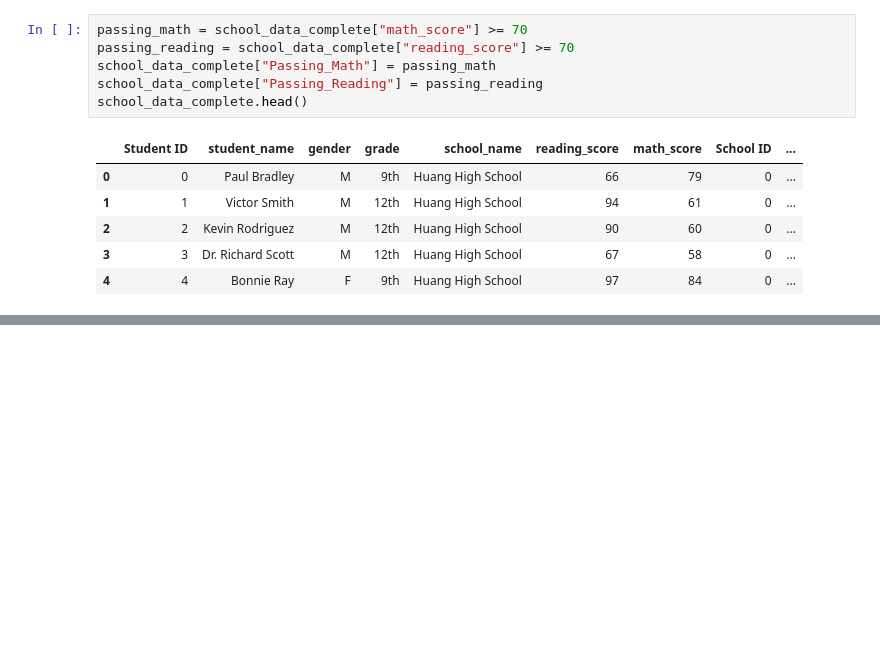
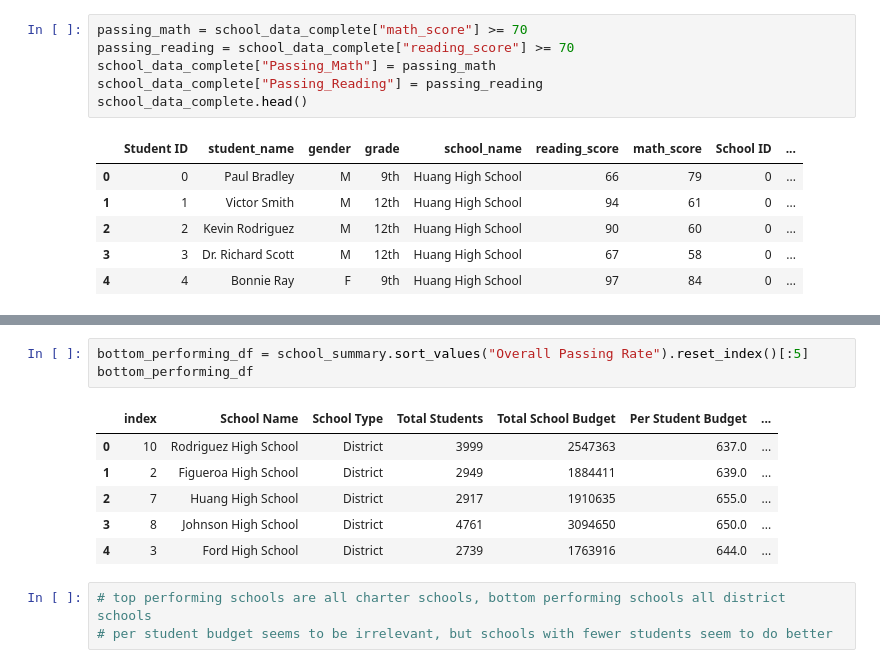
Before and after one commit to zlinguist/pandas-challenge-1, a Jupyter notebook: PyCitySchools/py_city_schools.ipynb, the cells around one changed output, grey strips where cells are left out. Saved outputs shown, nothing was run; the diff lists cells and outputs as text; blank space fills up the shorter version.

```diff
--- a/PyCitySchools/py_city_schools.ipynb
+++ b/PyCitySchools/py_city_schools.ipynb
@@ -741,0 +950,13 @@ school_summary
+# %%
+bottom_performing_df = school_summary.sort_values("Overall Passing Rate").reset_index()[:5]
+bottom_performing_df
+# %% [output]
+|  | index | School Name | School Type | Total Students | Total School Budget | Per Student Budget | ... |
+| 0 | 10 | Rodriguez High School | District | 3999 | 2547363 | 637.0 | ... |
+| 1 | 2 | Figueroa High School | District | 2949 | 1884411 | 639.0 | ... |
+| 2 | 7 | Huang High School | District | 2917 | 1910635 | 655.0 | ... |
+| 3 | 8 | Johnson High School | District | 4761 | 3094650 | 650.0 | ... |
+| 4 | 3 | Ford High School | District | 2739 | 1763916 | 644.0 | ... |
+# %%
+# top performing schools are all charter schools, bottom performing schools all district schools
+# per student budget seems to be irrelevant, but schools with fewer students seem to do better
```
Also changed, not shown: parts of 12 cells of this notebook.
